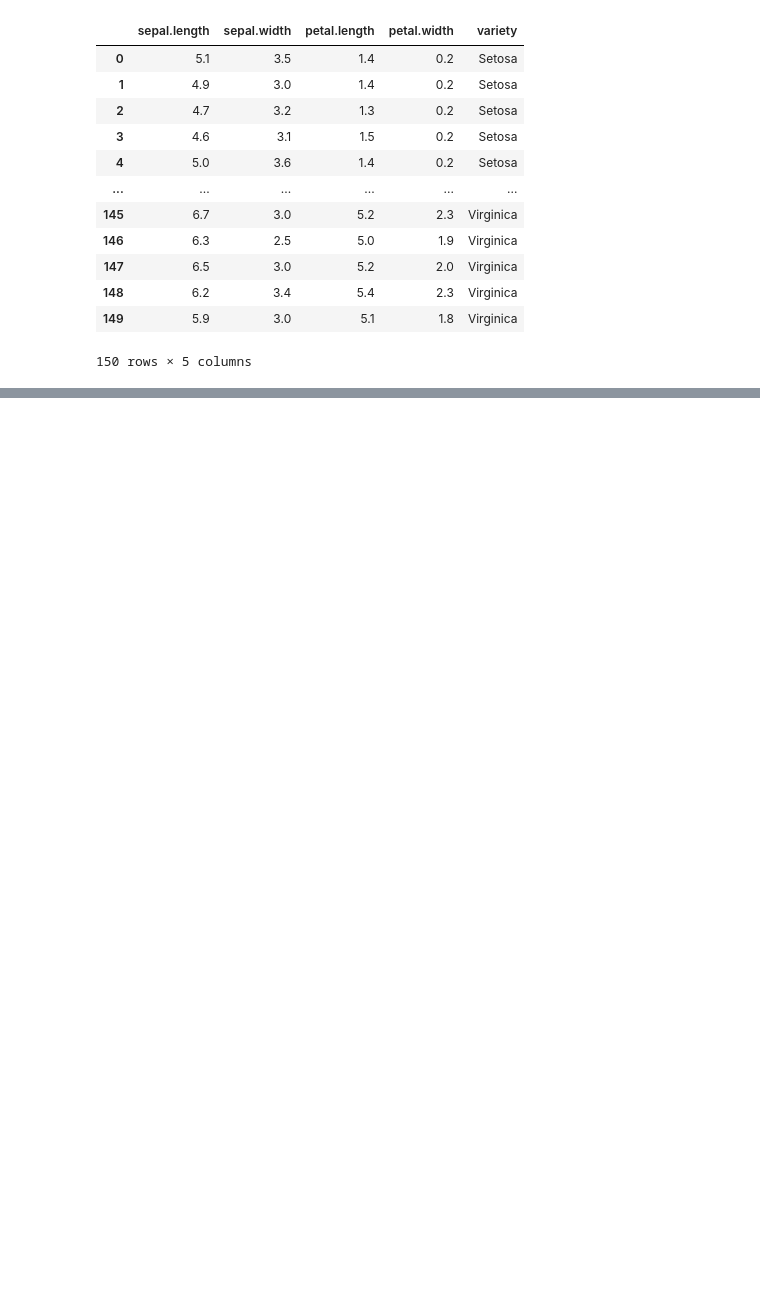
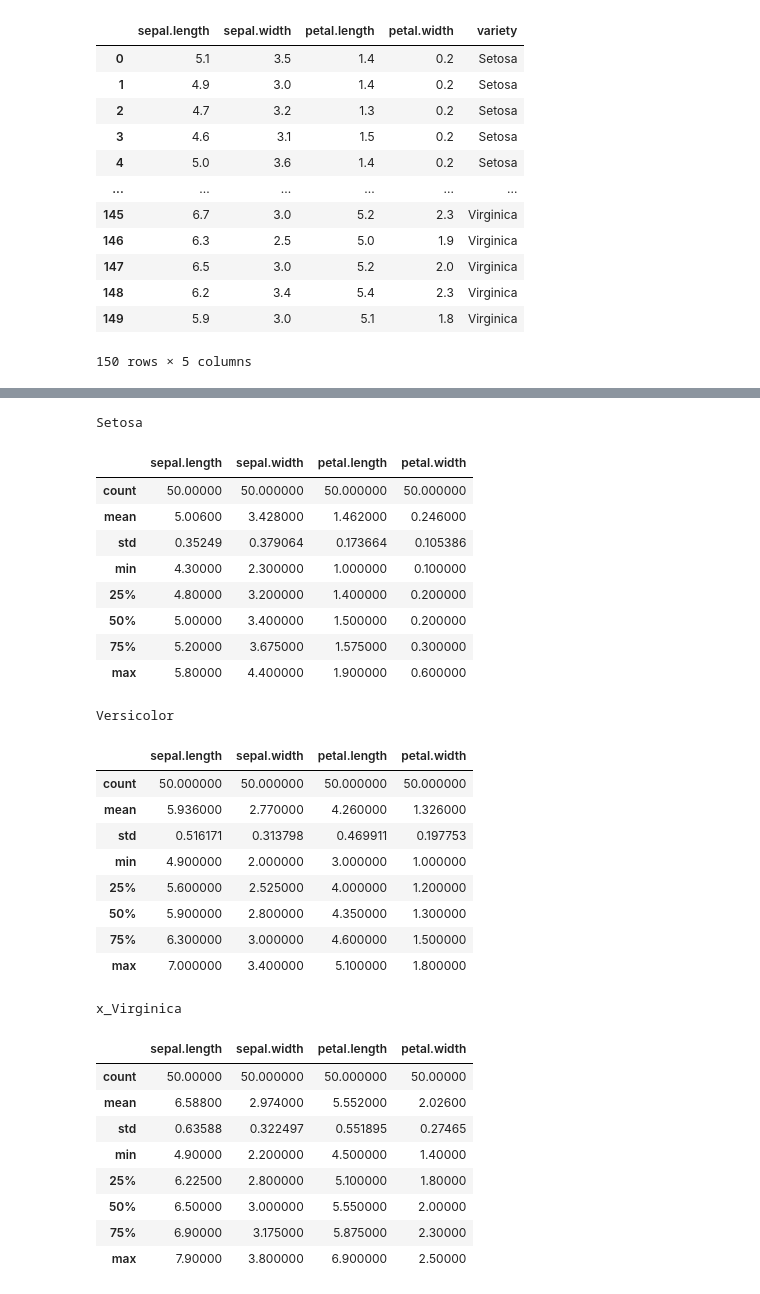
Before and after one commit to Gdyczko/ML_iris, a Jupyter notebook: ML_iris.ipynb, the cells around one changed output, grey strips where cells are left out. Saved outputs shown, nothing was run; the diff lists cells and outputs as text; code cells hidden in the pictures; blank space fills up the shorter version.

```diff
--- a/ML_iris.ipynb
+++ b/ML_iris.ipynb
@@ -36,3 +39,41 @@ Name: count, dtype: int64
+# %%
+print("Setosa")
+display(iris[iris["variety"]=="Setosa"].describe())
+print("Versicolor")
+display(iris[iris["variety"]=="Versicolor"].describe())
+print("x_Virginica")
+display(iris[iris["variety"]=="Virginica"].describe())
+# %% [output]
+Setosa
+|  | sepal.length | sepal.width | petal.length | petal.width |
+| count | 50.00000 | 50.000000 | 50.000000 | 50.000000 |
+| mean | 5.00600 | 3.428000 | 1.462000 | 0.246000 |
+| std | 0.35249 | 0.379064 | 0.173664 | 0.105386 |
+| min | 4.30000 | 2.300000 | 1.000000 | 0.100000 |
+| 25% | 4.80000 | 3.200000 | 1.400000 | 0.200000 |
+| 50% | 5.00000 | 3.400000 | 1.500000 | 0.200000 |
+| 75% | 5.20000 | 3.675000 | 1.575000 | 0.300000 |
+| max | 5.80000 | 4.400000 | 1.900000 | 0.600000 |
+Versicolor
+|  | sepal.length | sepal.width | petal.length | petal.width |
+| count | 50.000000 | 50.000000 | 50.000000 | 50.000000 |
+| mean | 5.936000 | 2.770000 | 4.260000 | 1.326000 |
+| std | 0.516171 | 0.313798 | 0.469911 | 0.197753 |
+| min | 4.900000 | 2.000000 | 3.000000 | 1.000000 |
+| 25% | 5.600000 | 2.525000 | 4.000000 | 1.200000 |
+| 50% | 5.900000 | 2.800000 | 4.350000 | 1.300000 |
+| 75% | 6.300000 | 3.000000 | 4.600000 | 1.500000 |
+| max | 7.000000 | 3.400000 | 5.100000 | 1.800000 |
+x_Virginica
+|  | sepal.length | sepal.width | petal.length | petal.width |
+| count | 50.00000 | 50.000000 | 50.000000 | 50.00000 |
+| mean | 6.58800 | 2.974000 | 5.552000 | 2.02600 |
+| std | 0.63588 | 0.322497 | 0.551895 | 0.27465 |
+| min | 4.90000 | 2.200000 | 4.500000 | 1.40000 |
+| 25% | 6.22500 | 2.800000 | 5.100000 | 1.80000 |
+| 50% | 6.50000 | 3.000000 | 5.550000 | 2.00000 |
+| 75% | 6.90000 | 3.175000 | 5.875000 | 2.30000 |
+| max | 7.90000 | 3.800000 | 6.900000 | 2.50000 |
 # %%
 # Setosa
 x_setosa_sepal_length = iris[iris["variety"] == "Setosa"]["sepal.length"]
```
Also changed, not shown: parts of 13 cells of this notebook.
